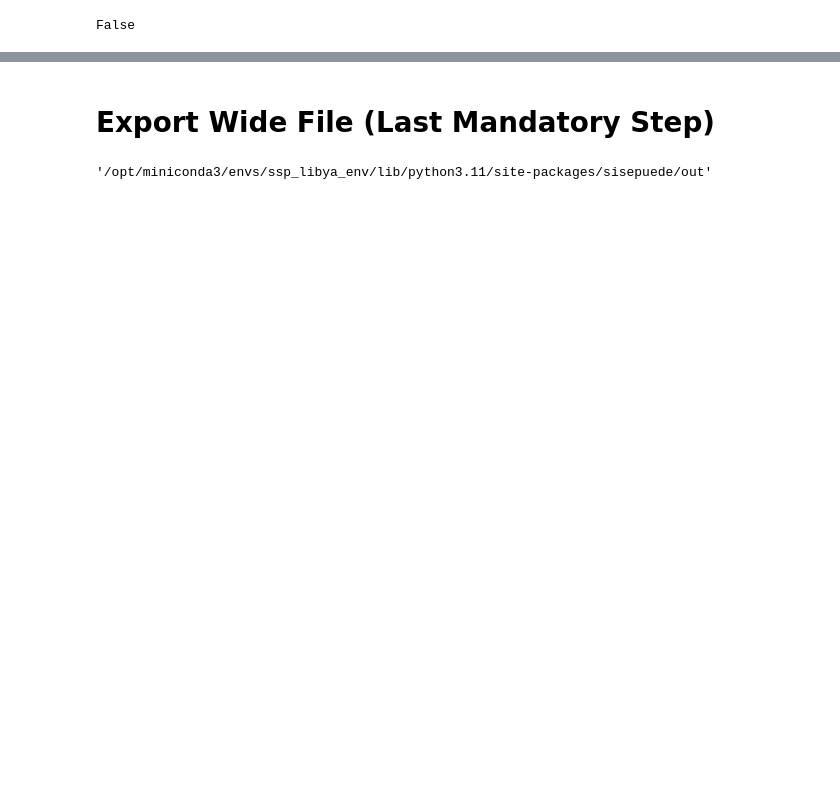
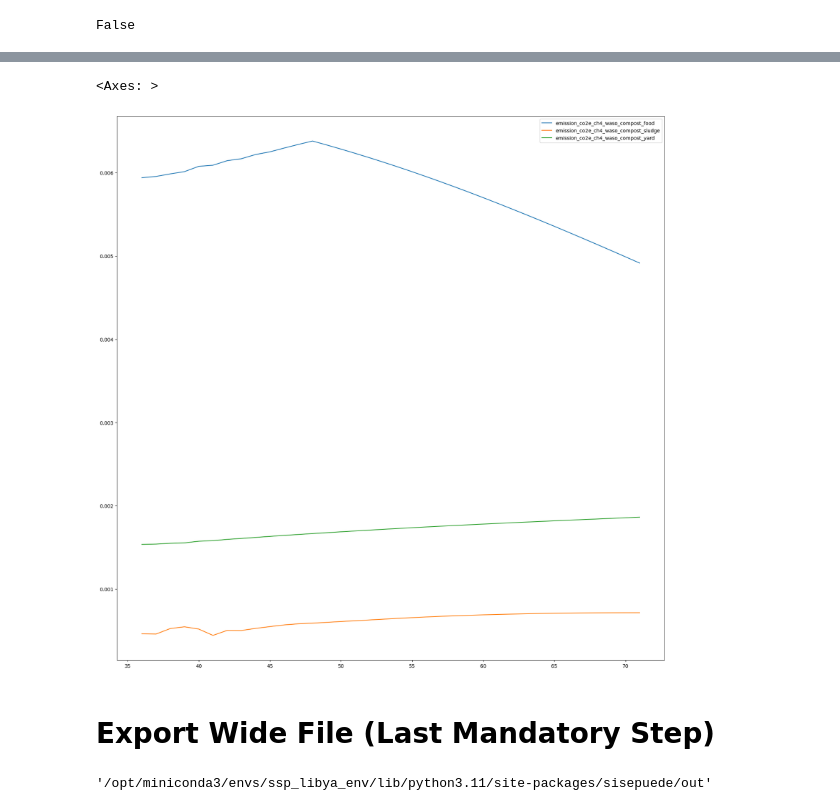
Before and after one commit to sisepuede-framework/ssp_libya, a Jupyter notebook: ssp_modeling/notebooks/libya_manager_wb.ipynb, the cells around one changed output, grey strips where cells are left out. Saved outputs shown, nothing was run; the diff lists cells and outputs as text; code cells hidden in the pictures; blank space fills up the shorter version.

```diff
--- a/ssp_modeling/notebooks/libya_manager_wb.ipynb
+++ b/ssp_modeling/notebooks/libya_manager_wb.ipynb
@@ -594,3 +625,8 @@ for primary_id in primary_ids_to_plot:
+# %%
+df_bau[[col for col in df_bau.columns if 'emission' in col and "waso_compost" in col and "ch4" in col]].plot(figsize=(20,20))
+# %% [output]
+<Axes: >
+[figure, added]
 # %% [markdown]
 # Export Wide File (Last Mandatory Step)
 # %%
```
Also changed, not shown: parts of 23 cells of this notebook, 2 other files.
